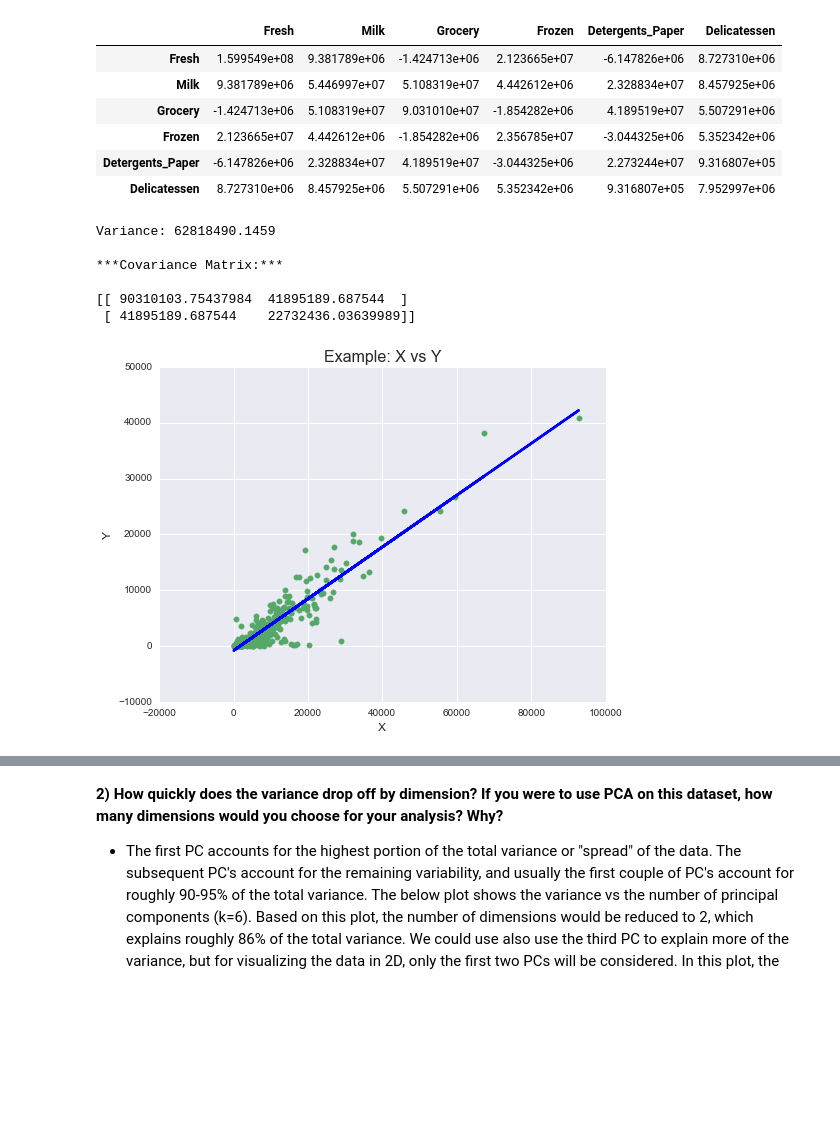
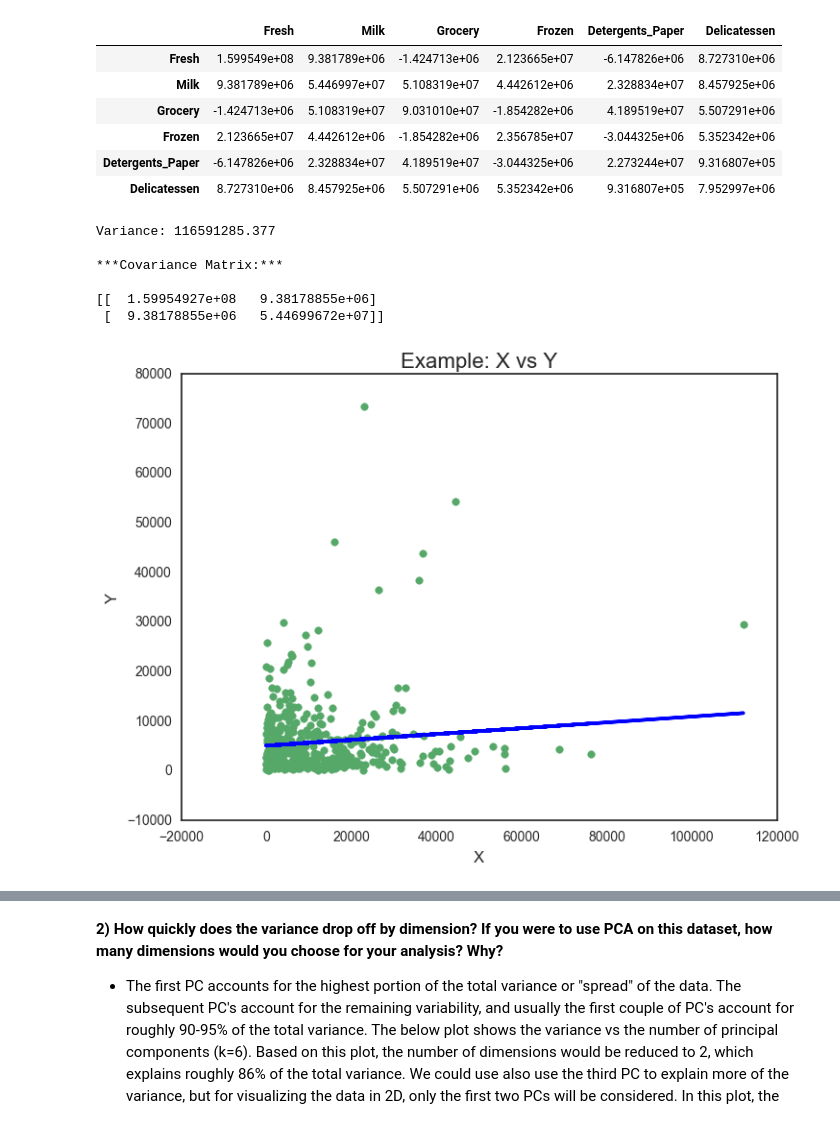
Before and after one commit to Tsmith5151/Customer-Segments, a Jupyter notebook: customer_segments.ipynb, the cells around one changed output, grey strips where cells are left out. Drawn from its saved outputs; the diff is of its cells as text; code cells hidden in the pictures; blank space fills up the shorter version.

```diff
--- a/customer_segments.ipynb
+++ b/customer_segments.ipynb
@@ -23,9 +23,9 @@ warnings.filterwarnings('ignore')
 # %% [markdown]
 ### Load Dataset:
 # %%
-data = pd.read_csv("wholesale-customers.csv")
-print "Number of Attributes: %s" % (data.shape[1])
-print "Number of Observations: %s" % (data.shape[0])
+data_raw = pd.read_csv("wholesale-customers.csv")
+print("Number of Features: %s" % (data.shape[1]))
+print("Number of Observations: %s" % (data.shape[0]))
 
-X=data.ix[:,0:6].values
+X=data_raw.ix[:,0:6].values
 # %% [output]
@@ -57,6 +57,7 @@ data.head() #consumption in m.u
 - Below is some exploratory data analysis which helps us have an understanding of the data we are working with:
 # %%
 # Descriptive Statistics
+data=data_raw
 data.describe()
 # %% [output]
 |  | Fresh | Milk | Grocery | Frozen | Detergents_Paper | Delicatessen |
@@ -81,0 +89,6 @@ array([[<matplotlib.axes._subplots.AxesSubplot object at 0x...>,
+# %%
+data = np.log(data)
+# #Histogram
+data.plot(kind='hist',bins = 30,
+    subplots=True, layout=(3,2), #(rows,columns)
+    legend=True, figsize=(12,10))
@@ -111,0 +125,5 @@ corrplot()
+# %%
+# Draw the heatmap with the mask and correct aspect ratio
+sns.set(style="white")
+g = sns.FacetGrid(data,size=10, aspect=2)
+g.map_dataframe(lambda data, color: sns.heatmap(data.corr()))
@@ -150,40 +178,40 @@ from sklearn.linear_model import LinearRegression
 from sklearn import linear_model
 
 def scatter_plot_corr(x,y):
     data = np.array([x,y])
-    print "Variance: %s\n" % (np.var(data))
-    print "***Covariance Matrix:***\n"
-    print np.cov(data)
+    print("Variance: %s\n" % (np.var(data)))
+    print("***Covariance Matrix:***\n")
+    print(np.cov(data))
     # Find best fit line (SGD)
     x = np.array([x]).T
     y = np.array([y]).T
     reg = LinearRegression()
     fit = reg.fit(x,y)
     pred = reg.predict(x)
     #Generate Plot
     pl.figure(figsize=(8,6))
     pl.scatter(x,y,s=30,color='g')
     pl.plot(x,pred,color='blue',linewidth=2.5)
     pl.xlabel('X',fontsize=12)
     pl.ylabel('Y',fontsize=12)
     pl.title('Example: X vs Y', fontsize=16)
 
     pl.show()
 
 def run():
     # y=mx+b
-    x = data['Grocery']
-    y = data['Detergents_Paper']
+    x = data['Fresh']
+    y = data['Milk']
     scatter_plot_corr(x,y)
 
 if __name__ == '__main__':
     run()
 # %% [output]
-Variance: 62818490.1459
+Variance: 116591285.377
 
 ***Covariance Matrix:***
 
-[[ 90310103.75437984  41895189.687544  ]
- [ 41895189.687544    22732436.03639989]]
+[[  1.59954927e+08   9.38178855e+06]
+ [  9.38178855e+06   5.44699672e+07]]
-[figure, old version]
+[figure, new version]
 # %% [markdown]
```
Also changed, not shown: parts of 26 cells of this notebook.
